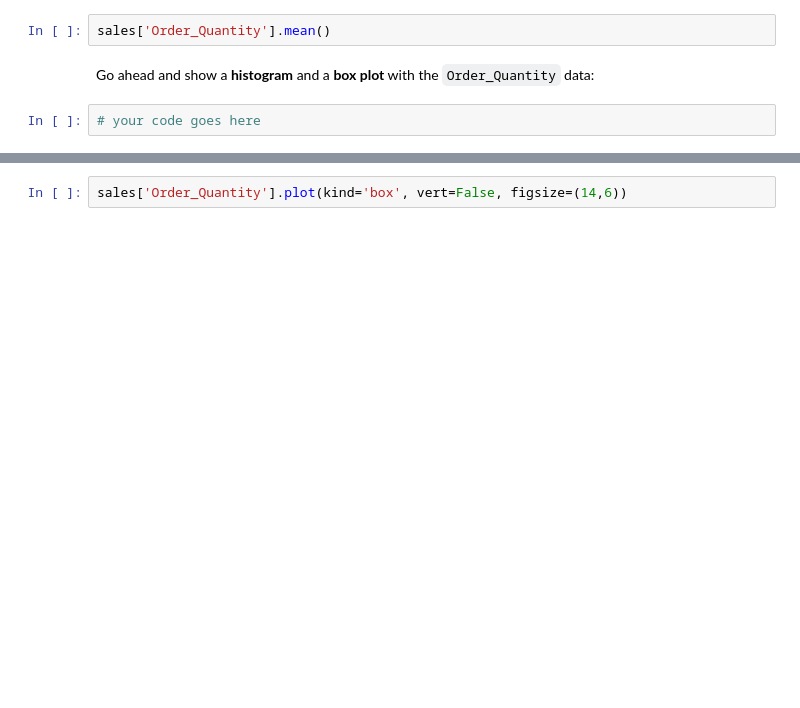
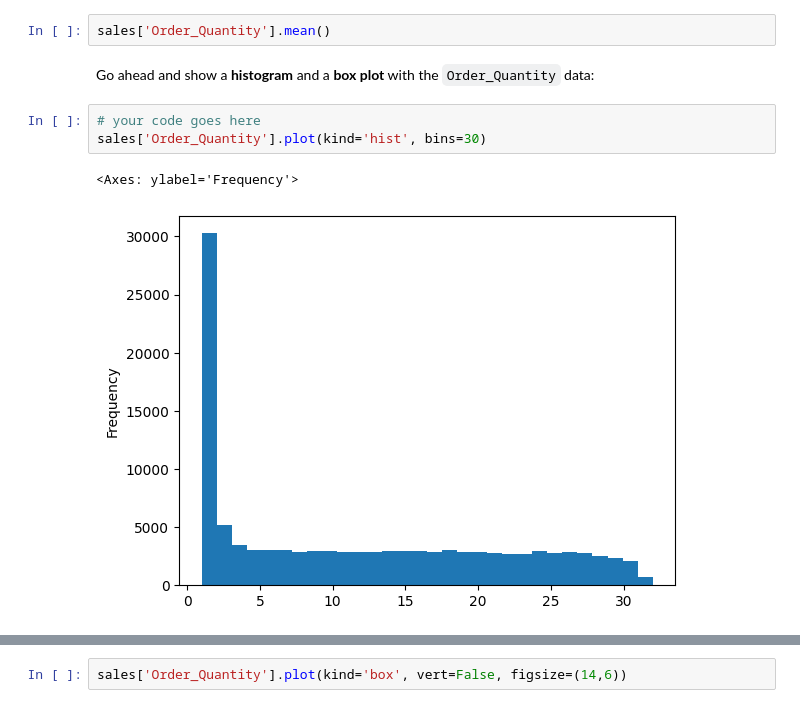
Before and after one commit to TahirHAWK/Python_basics, a Jupyter notebook: FreeCodeCamp-Pandas-Real-Life-Example-master/Exercises_1.ipynb, the cells around one changed output, grey strips where cells are left out. Saved outputs shown, nothing was run; the diff lists cells and outputs as text; blank space fills up the shorter version.

```diff
--- a/FreeCodeCamp-Pandas-Real-Life-Example-master/Exercises_1.ipynb
+++ b/FreeCodeCamp-Pandas-Real-Life-Example-master/Exercises_1.ipynb
@@ -69,5 +76,9 @@ sales['Order_Quantity'].mean()
 Go ahead and show a <b>histogram</b> and a <b>box plot</b> with the `Order_Quantity` data:
 # %%
 # your code goes here
+sales['Order_Quantity'].plot(kind='hist', bins=30)
+# %% [output]
+<Axes: ylabel='Frequency'>
+[figure, added]
 # %%
 sales['Order_Quantity'].plot(kind='hist', bins=30, figsize=(14,6))
```
Also changed, not shown: parts of 6 cells of this notebook, 2 other files.
